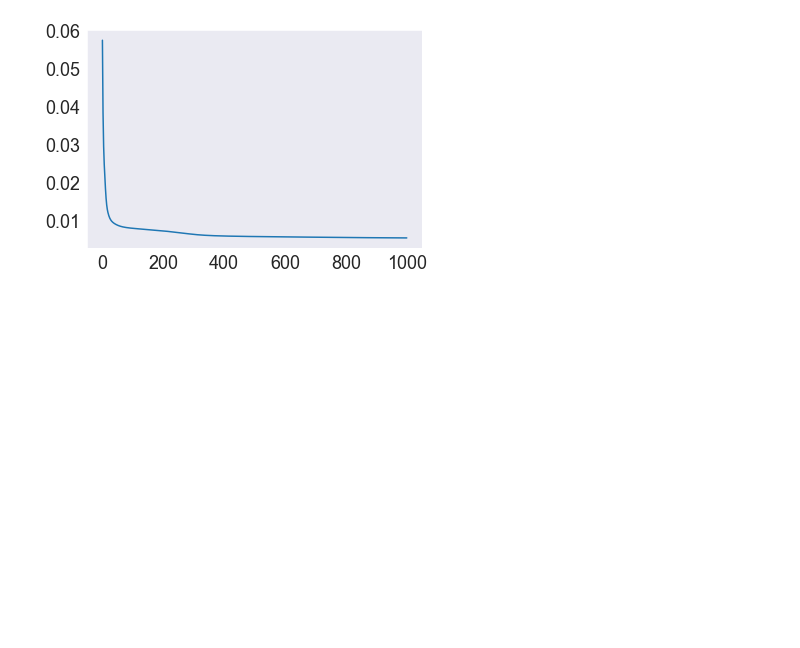
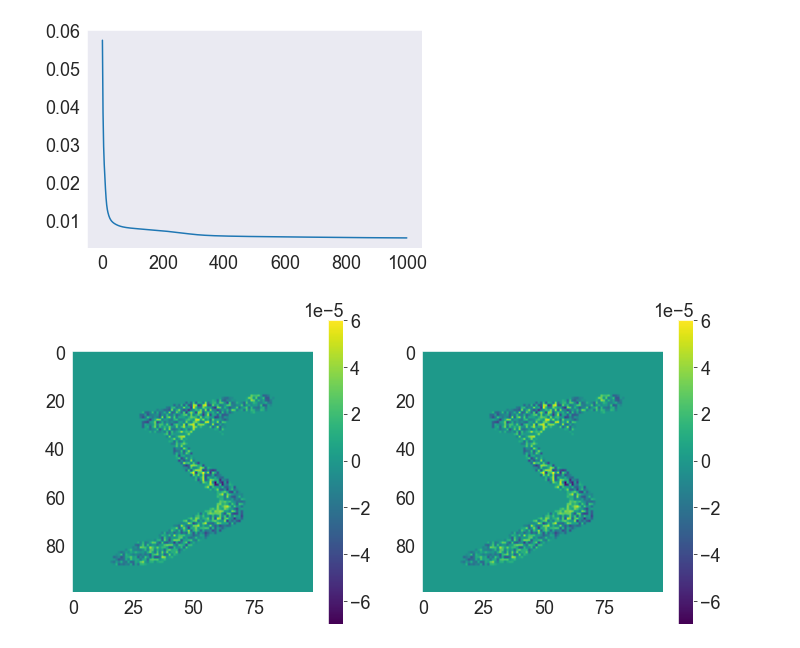
Before and after one commit to fftakumi/MOD2NN, a Jupyter notebook: notebooks/calc_grad.ipynb, the cells around one changed output. Drawn from its saved outputs; the diff is of its cells as text; code cells hidden in the pictures; blank space fills up the shorter version.

```diff
--- a/notebooks/calc_grad.ipynb
+++ b/notebooks/calc_grad.ipynb
@@ -64,6 +64,13 @@ v_filter = np.where(np.abs(VV / (2 * v_lim)) < 1 / 2, 1, 0)
 w = np.where((UU**2 + VV**2) <= 1 / wavelength**2, np.sqrt(1/wavelength**2 - UU**2 - VV**2), 0)
 H = tf.constant(np.exp(1.0j * 2.0 * np.pi * w * z) * u_filter * v_filter, dtype=tf.complex128)
 
+u_lim = 1.0 / (wavelength * np.sqrt((2.0 * du * 2*z) ** 2 + 1.0))
+v_lim = 1.0 / (wavelength * np.sqrt((2.0 * dv * 2*z) ** 2 + 1.0))
+u_filter = np.where(np.abs(UU / (2 * u_lim)) < 1 / 2, 1, 0)
+v_filter = np.where(np.abs(VV / (2 * v_lim)) < 1 / 2, 1, 0)
+w = np.where((UU**2 + VV**2) <= 1 / wavelength**2, np.sqrt(1/wavelength**2 - UU**2 - VV**2), 0)
+H2 = tf.constant(np.exp(1.0j * 2.0 * np.pi * w * 2*z) * u_filter * v_filter, dtype=tf.complex128)
+
 y = np.zeros(shape)
 y[40:60,40:60] = 1.0
 y = tf.constant(y)
@@ -71,6 +78,8 @@ data = tf.constant(np.loadtxt("../Faraday/two_dim/data/phase/100px/train_5.csv")
 
 # phi = tf.Variable(np.random.random(shape) * np.pi)
 phi = tf.Variable(np.random.random(shape)*2.0)
+phi2 = tf.Variable(np.random.random(shape)*2.0)
+phi3 = tf.Variable(np.random.random(shape)*2.0)
 
 iter = 500
 alpha = 0.9
@@ -241,3 +249,40 @@ plt.plot(history)
 # %% [output]
 [<matplotlib.lines.Line2D at 0x...>]
 [figure]
+# %%
+# tape
+with tf.GradientTape() as tape:
+    tape.watch(phi)
+    x1 = tf.constant(data, dtype=tf.complex128) * tf.complex(tf.cos(phi), tf.sin(phi))
+    x2 = tf.signal.fft2d(x1)
+    x3 = tf.signal.ifft2d(x2 * H)
+    x4 = tf.complex(tf.cos(phi2), tf.sin(phi2)) * x3
+    x5 = tf.signal.fft2d(x4)
+    x6 = tf.signal.ifft2d(x5 * H)
+    x7= x6 * tf.math.conj(x6)
+    loss = tf.reduce_mean((tf.math.real(x7)-y)**2)
+
+
+tape_grad = tape.gradient(loss, phi)
+
+# myself
+my_grad = tf.signal.ifft2d(
+    tf.signal.fft2d(
+        4*(x7-tf.complex(y, 0.0*y)) * tf.math.conj(x6)) * H
+)
+
+my_grad = tf.constant(tf.complex(tf.cos(phi2), tf.sin(phi2)), dtype=tf.complex128) * my_grad
+
+my_grad =tf.signal.ifft2d(tf.signal.fft2d(my_grad)* H)
+
+my_grad1 = 1.0j * x1 * tf.signal.ifft2d(tf.signal.fft2d(4*(x7-tf.complex(y, 0.0*y))*tf.math.conj(x6)) * H)
+my_grad = 1.0j * x1 * my_grad / (100*100)
+
+fig, axes = plt.subplots(1, 2, figsize=[10,5])
+im1 = axes[0].imshow(tape_grad.numpy())
+cbar1 = fig.colorbar(im1, ax=axes[0])
+im2 = axes[1].imshow(my_grad.numpy().real)
+cbar2 = fig.colorbar(im2, ax=axes[1])
+fig.tight_layout()
+# %% [output]
+[figure, added]
```
Also changed, not shown: parts of 6 cells of this notebook, 4 other files.
